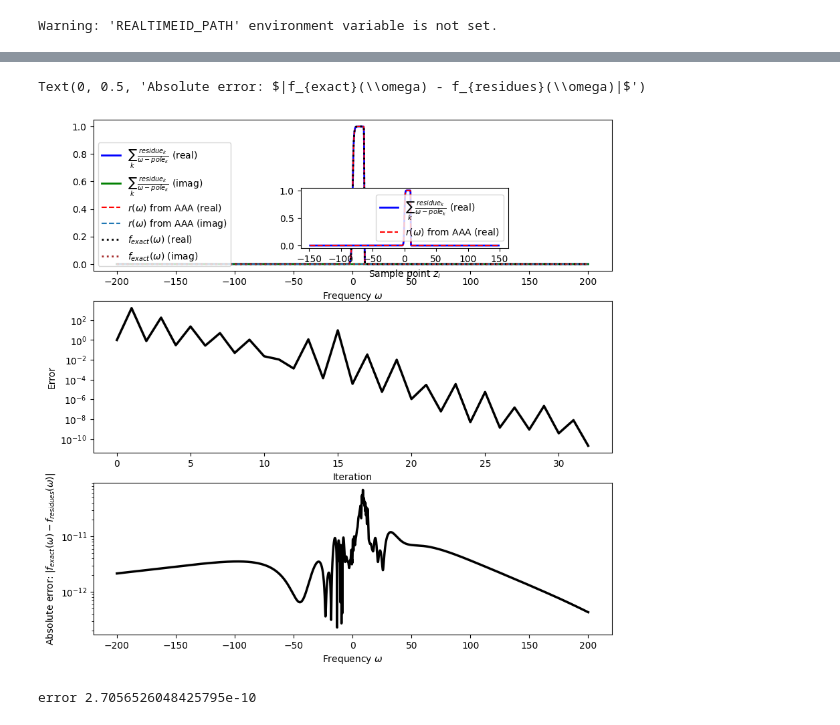
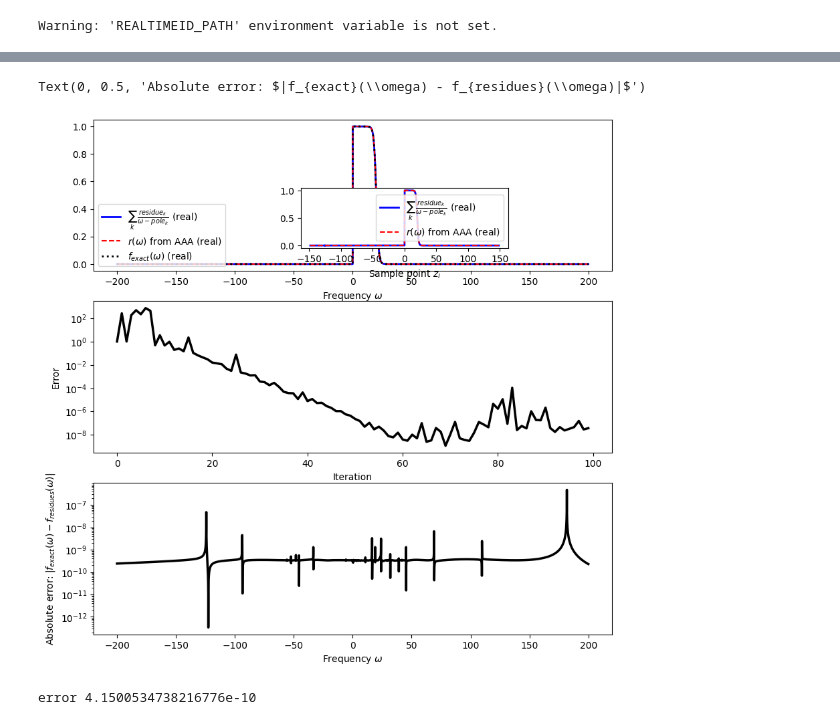
Before and after one commit to jthoenniss/RealTimeID, a Jupyter notebook: notebooks/aaa.ipynb, the cells around one changed output, grey strips where cells are left out. Cells and saved outputs as stored; diff of their text form; code cells hidden in the pictures.

```diff
--- a/notebooks/aaa.ipynb
+++ b/notebooks/aaa.ipynb
@@ -28,13 +29,14 @@ Warning: 'REALTIMEID_PATH' environment variable is not set.
 
     return result"""
 
-Lambda = 10
+Lambda = 20
 #spec_dens = lambda x: spec_dens_gapless(x, cutoff_lower=-Lambda, cutoff_upper=Lambda) #np.sqrt(1 - x**2) # semi circle spectral density that is nonzero in the interval [-1,1]
-spec_dens = SpecDensGapless(Lambda = Lambda)
+spec_dens = SpecDensGapless(Lambda = Lambda, sharpness=1)
+
+
 
 #set parameters
-params = KernelParams(spec_dens = spec_dens, n = 20000, m = 5000, N_max = 500, delta_t = 0.01, h = 0.001, beta = 2, phi = np.pi/4)
-
+params = KernelParams(spec_dens = spec_dens, n = 8000, m = 1000, N_max = 500, delta_t = 0.01, h = 0.01, beta = 10000, phi = np.pi/4)
 print("largest freq: ", np.exp(params.get_param("h") * params.get_param("m")))
 print("smallest freq: ", np.exp(-params.get_param("h") * params.get_param("n")))
 print(params.get_param("m"))
@@ -99,0 +102,12 @@ Text(0, 0.5, 'Spectral Density')
+# %%
+"""
+w_k = 10
+print(Z[-1])
+f = lambda x : spec_dens_gapless(x, cutoff_lower=-10, cutoff_upper=10) * np.abs(x)
+F_Lorentz = f(Z)
+r, errors = aaa(Z = Z, F = F_Lorentz, return_errors=True)
+
+poles, residues = r.polres()
+
+print(poles)
+"""
@@ -220,38 +276,38 @@ vals_rational = r_particle(x_range)
 fig, axs = plt.subplots(3, 1, figsize=(10, 10))
 
 axs[0].plot(x_range, vals_residues.real, label = r'$\sum_k \,\frac{residue_k }{ \omega - pole_k}$' + ' (real)' , linewidth = 2, color = "blue")
-axs[0].plot(x_range, vals_residues.imag, label = r'$\sum_k \,\frac{residue_k }{ \omega - pole_k}$' + ' (imag)' , linewidth = 2, color = "green")
+#axs[0].plot(x_range, vals_residues.imag, label = r'$\sum_k \,\frac{residue_k }{ \omega - pole_k}$' + ' (imag)' , linewidth = 2, color = "green")
 axs[0].plot(x_range, vals_rational.real, label = r'$r(\omega)$' + ' from AAA (real)' , linestyle = '--', color = "red")
-axs[0].plot(x_range, vals_rational.imag, label = r'$r(\omega)$' + ' from AAA (imag)' , linestyle = '--')
+#axs[0].plot(x_range, vals_rational.imag, label = r'$r(\omega)$' + ' from AAA (imag)' , linestyle = '--')
 axs[0].plot(x_range, vals_exact.real, label = r'$f_{exact}(\omega)$' + ' (real)' , linestyle = 'dotted', linewidth = 2, color = "black")
-axs[0].plot(x_range, vals_exact.imag, label = r'$f_{exact}(\omega)$' + ' (imag)' , linestyle = 'dotted', linewidth = 2, color = "brown")
+#axs[0].plot(x_range, vals_exact.imag, label = r'$f_{exact}(\omega)$' + ' (imag)' , linestyle = 'dotted', linewidth = 2, color = "brown")
 axs[0].legend(loc = "lower left")
 axs[0].set_xlabel('Frequency ' + r'$\omega$')
 
 #make inset plot
 axins = axs[0].inset_axes([0.4, 0.15, 0.4, 0.4])
 axins.plot(Z, np.array([r_check(z) for z in Z]).real, label = r'$\sum_k \,\frac{residue_k }{ \omega - pole_k}$' + ' (real)' , linewidth = 2, color = "blue")
 axins.plot(Z, r_particle(Z).real, label = r'$r(\omega)$' + ' from AAA (real)' , linestyle = '--', color = "red")
 axins.legend()
 axins.set_xlabel('Sample point ' + r'$z_i$')
 
 
 #plot the error as function of iteration
 axs[1].plot(errors_particle, label = 'Error', linewidth = 2.5, color = 'black')
 axs[1].set_yscale('log')
 axs[1].set_xlabel('Iteration')
 axs[1].set_ylabel('Error')
 
 
 
 #plot the absolute error between the exact function and the rational approximation
 axs[2].plot(x_range, np.abs(vals_exact - vals_residues), label = 'Absolute error', linewidth = 2.5, color = 'black')
 axs[2].set_yscale('log')
 axs[2].set_xlabel('Frequency ' + r'$\omega$')
 axs[2].set_ylabel('Absolute error: ' + r'$|f_{exact}(\omega) - f_{residues}(\omega)|$')
 # %% [output]
 Text(0, 0.5, 'Absolute error: $|f_{exact}(\\omega) - f_{residues}(\\omega)|$')
-[figure, old version]
+[figure, new version]
 # %%
 G_learned = AAA_rep.propagator_AAA(time_grid)
 error_plain = abs(G_learned - cont_integral_concat)
@@ -259,7 +315,7 @@ error_plain = abs(G_learned - cont_integral_concat)
 error = error_time_integrated(cont_integral_concat, G_learned, params.params["delta_t"])
 print("error", error)
 # %% [output]
-error 2.7056526048425795e-10
+error 4.1500534738216776e-10
 # %%
 G_AAA_ID = ID_kernel_particle.reconstruct_propagator_ID()
 error_AAA_ID = abs(G_AAA_ID - cont_integral_concat[:len(time_grid)])
```
Also changed, not shown: parts of 8 cells of this notebook.
